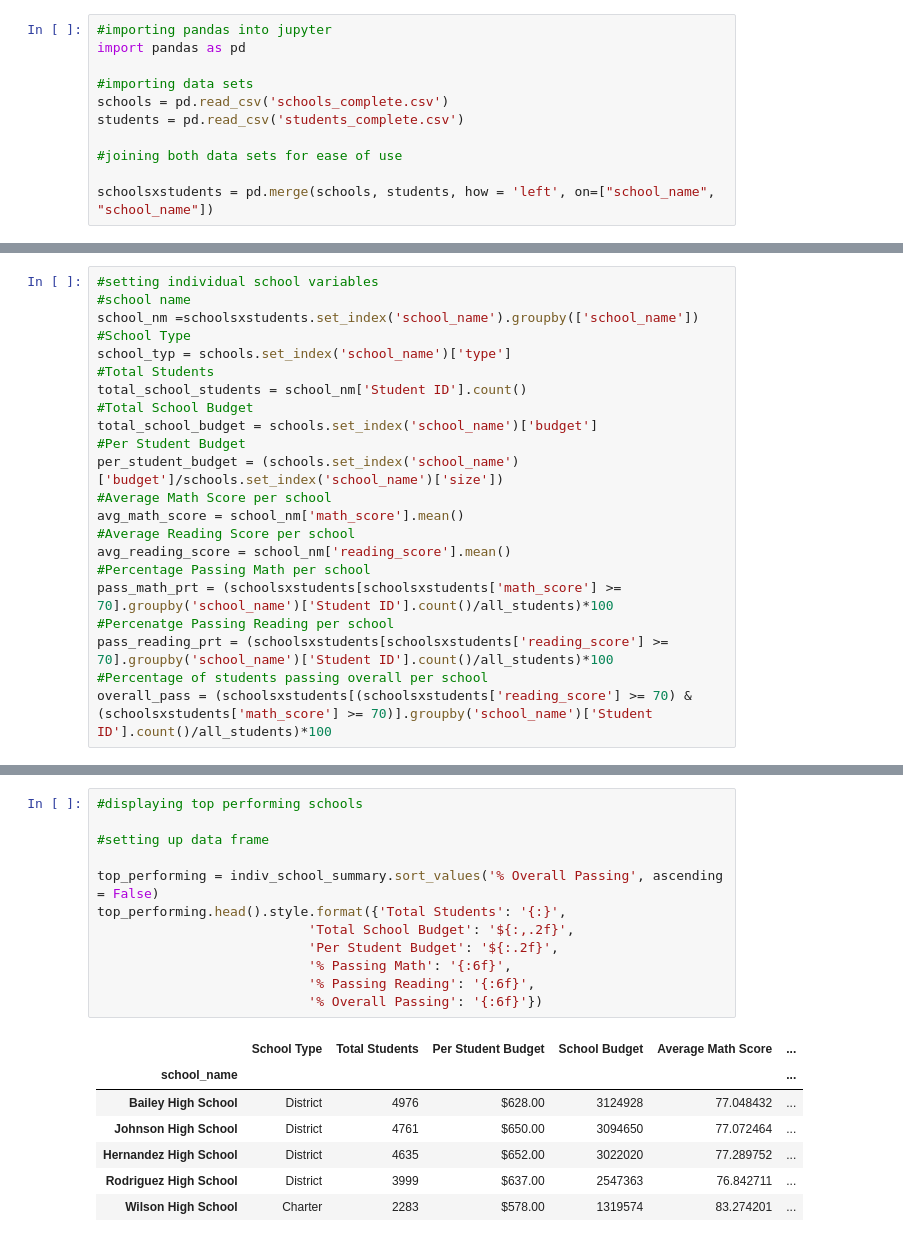
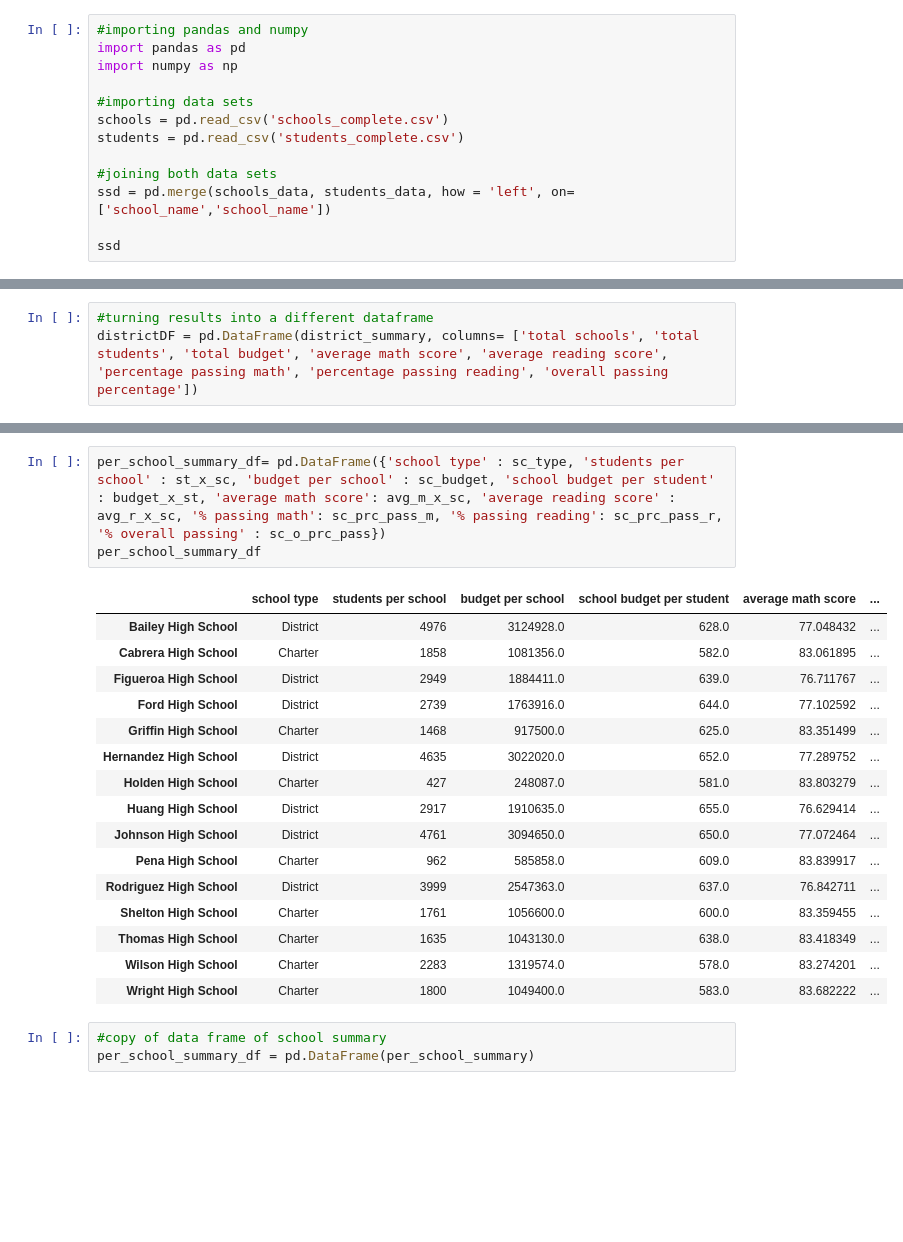
Before and after one commit to paolaromanvaldes/pandas-challenge, a Jupyter notebook: PyCitySchools/pandas-challenge.ipynb, the cells around one changed output, grey strips where cells are left out. Cells and saved outputs as stored; diff of their text form; blank space fills up the shorter version.

```diff
--- a/PyCitySchools/pandas-challenge.ipynb
+++ b/PyCitySchools/pandas-challenge.ipynb
@@ -1,11 +1,13 @@
 # %%
-#importing pandas into jupyter
+#importing pandas and numpy
 import pandas as pd
+import numpy as np
 
 #importing data sets
 schools = pd.read_csv('schools_complete.csv')
 students = pd.read_csv('students_complete.csv')
 
-#joining both data sets for ease of use
+#joining both data sets
+ssd = pd.merge(schools_data, students_data, how = 'left', on=['school_name','school_name'])
 
-schoolsxstudents = pd.merge(schools, students, how = 'left', on=["school_name", "school_name"])
+ssd
@@ -93,23 +83,4 @@ district_wide_summary
 # %%
-#setting individual school variables
-#school name
-school_nm =schoolsxstudents.set_index('school_name').groupby(['school_name'])
-#School Type
-school_typ = schools.set_index('school_name')['type']
-#Total Students
-total_school_students = school_nm['Student ID'].count()
-#Total School Budget
-total_school_budget = schools.set_index('school_name')['budget']
-#Per Student Budget
-per_student_budget = (schools.set_index('school_name')['budget']/schools.set_index('school_name')['size'])
-#Average Math Score per school
-avg_math_score = school_nm['math_score'].mean()
-#Average Reading Score per school
-avg_reading_score = school_nm['reading_score'].mean()
-#Percentage Passing Math per school
-pass_math_prt = (schoolsxstudents[schoolsxstudents['math_score'] >= 70].groupby('school_name')['Student ID'].count()/all_students)*100
-#Percenatge Passing Reading per school
-pass_reading_prt = (schoolsxstudents[schoolsxstudents['reading_score'] >= 70].groupby('school_name')['Student ID'].count()/all_students)*100
-#Percentage of students passing overall per school
-overall_pass = (schoolsxstudents[(schoolsxstudents['reading_score'] >= 70) & (schoolsxstudents['math_score'] >= 70)].groupby('school_name')['Student ID'].count()/all_students)*100
+#turning results into a different dataframe
+districtDF = pd.DataFrame(district_summary, columns= ['total schools', 'total students', 'total budget', 'average math score', 'average reading score', 'percentage passing math', 'percentage passing reading', 'overall passing percentage'])
 # %%
@@ -149,20 +119,23 @@ KeyError: "['Passing Math', 'Passing Reading', 'Overall Passing'] not in index"
 # %%
-#displaying top performing schools
-
-#setting up data frame
-
-top_performing = indiv_school_summary.sort_values('% Overall Passing', ascending = False)
-top_performing.head().style.format({'Total Students': '{:}',
-                           'Total School Budget': '${:,.2f}',
-                           'Per Student Budget': '${:.2f}',
-                           '% Passing Math': '{:6f}',
-                           '% Passing Reading': '{:6f}',
-                           '% Overall Passing': '{:6f}'})
+per_school_summary_df= pd.DataFrame({'school type' : sc_type, 'students per school' : st_x_sc, 'budget per school' : sc_budget, 'school budget per student' : budget_x_st, 'average math score': avg_m_x_sc, 'average reading score' : avg_r_x_sc, '% passing math': sc_prc_pass_m, '% passing reading': sc_prc_pass_r, '% overall passing' : sc_o_prc_pass})
+per_school_summary_df
 # %% [output]
-|  | School Type | Total Students | Per Student Budget | School Budget | Average Math Score | ... |
-| school_name |  |  |  |  |  | ... |
-| Bailey High School | District | 4976 | $628.00 | 3124928 | 77.048432 | ... |
-| Johnson High School | District | 4761 | $650.00 | 3094650 | 77.072464 | ... |
-| Hernandez High School | District | 4635 | $652.00 | 3022020 | 77.289752 | ... |
-| Rodriguez High School | District | 3999 | $637.00 | 2547363 | 76.842711 | ... |
-| Wilson High School | Charter | 2283 | $578.00 | 1319574 | 83.274201 | ... |
+|  | school type | students per school | budget per school | school budget per student | average math score | ... |
+| Bailey High School | District | 4976 | 3124928.0 | 628.0 | 77.048432 | ... |
+| Cabrera High School | Charter | 1858 | 1081356.0 | 582.0 | 83.061895 | ... |
+| Figueroa High School | District | 2949 | 1884411.0 | 639.0 | 76.711767 | ... |
+| Ford High School | District | 2739 | 1763916.0 | 644.0 | 77.102592 | ... |
+| Griffin High School | Charter | 1468 | 917500.0 | 625.0 | 83.351499 | ... |
+| Hernandez High School | District | 4635 | 3022020.0 | 652.0 | 77.289752 | ... |
+| Holden High School | Charter | 427 | 248087.0 | 581.0 | 83.803279 | ... |
+| Huang High School | District | 2917 | 1910635.0 | 655.0 | 76.629414 | ... |
+| Johnson High School | District | 4761 | 3094650.0 | 650.0 | 77.072464 | ... |
+| Pena High School | Charter | 962 | 585858.0 | 609.0 | 83.839917 | ... |
+| Rodriguez High School | District | 3999 | 2547363.0 | 637.0 | 76.842711 | ... |
+| Shelton High School | Charter | 1761 | 1056600.0 | 600.0 | 83.359455 | ... |
+| Thomas High School | Charter | 1635 | 1043130.0 | 638.0 | 83.418349 | ... |
+| Wilson High School | Charter | 2283 | 1319574.0 | 578.0 | 83.274201 | ... |
+| Wright High School | Charter | 1800 | 1049400.0 | 583.0 | 83.682222 | ... |
+# %%
+#copy of data frame of school summary
+per_school_summary_df = pd.DataFrame(per_school_summary)
```
Also changed, not shown: parts of 26 cells of this notebook.
